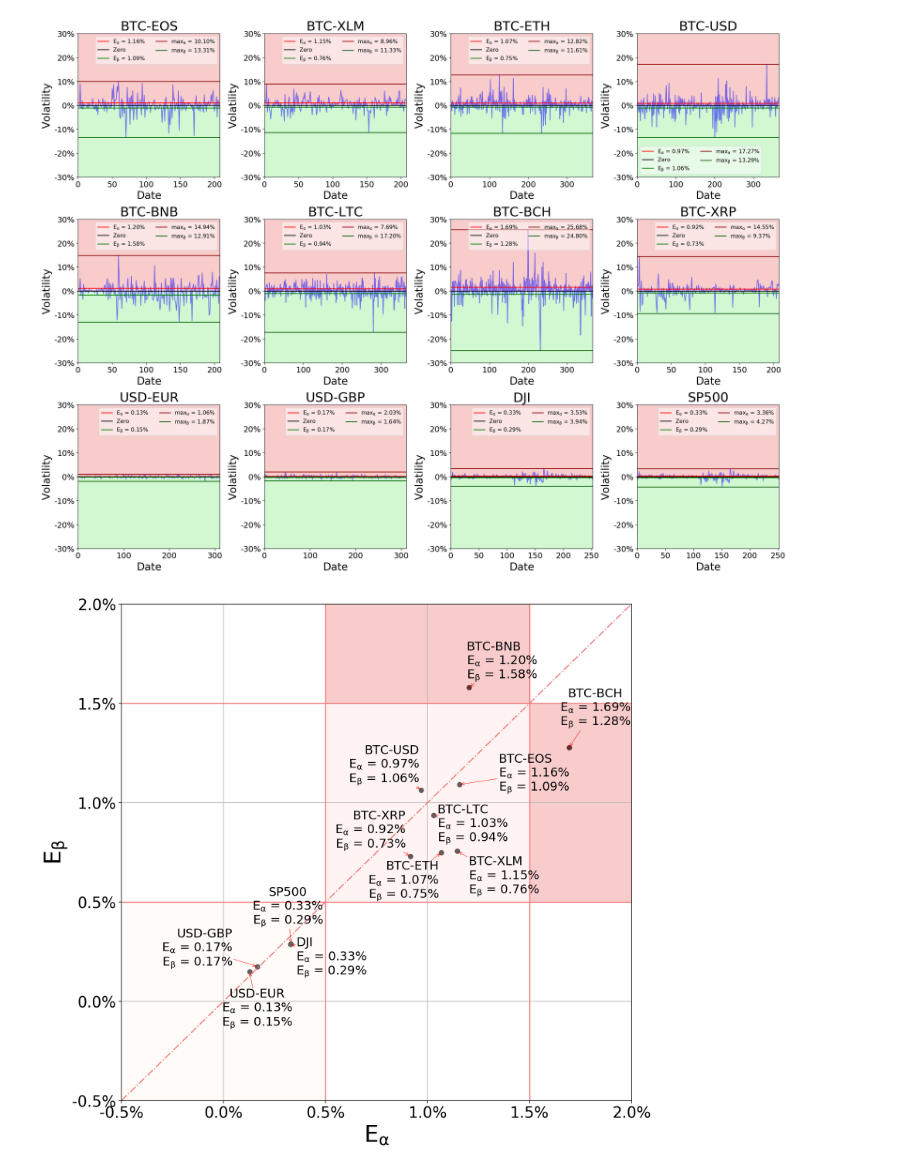
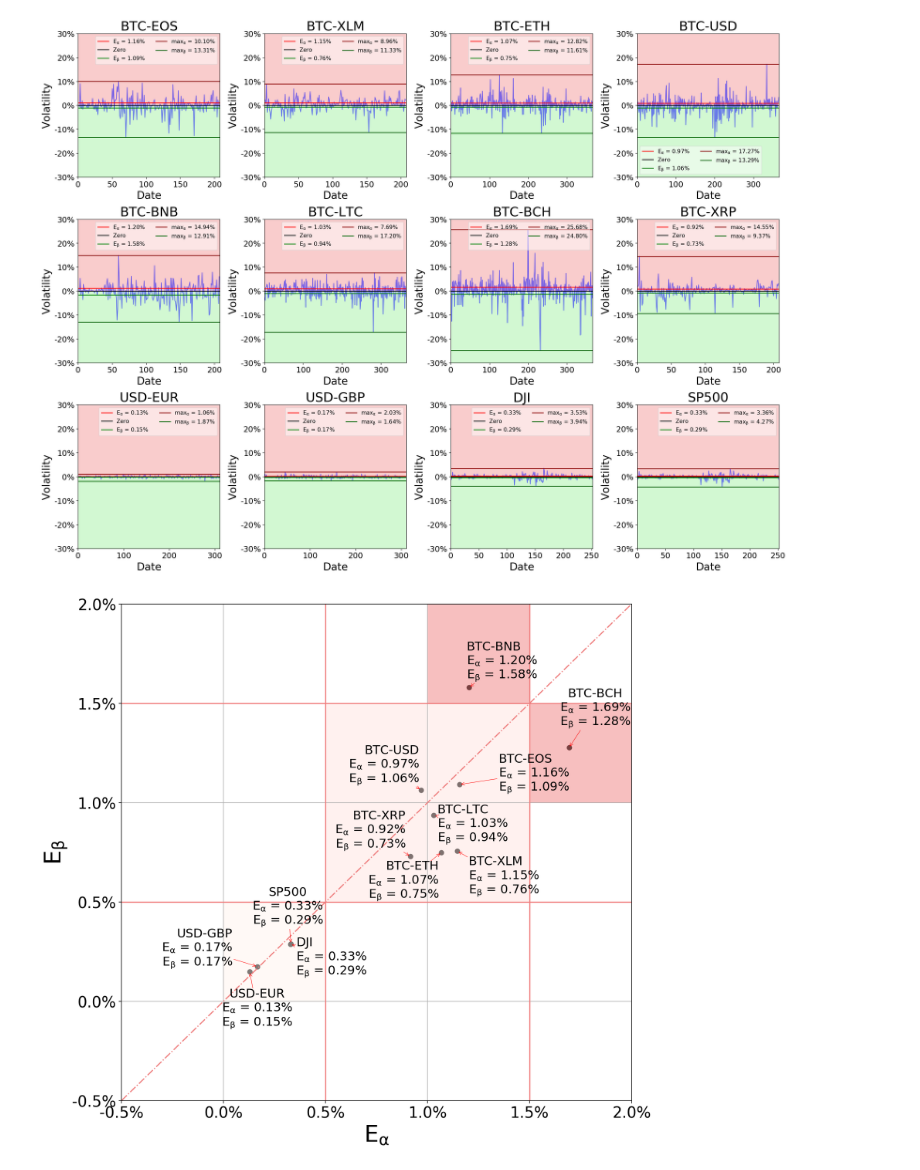
Before and after one commit to DEX-ware/fair-atomic-swap, a Jupyter notebook: src/evaluation/evaluation.ipynb, the cells around one changed output. Cells and saved outputs as stored; diff of their text form; code cells hidden in the pictures.

```diff
--- a/src/evaluation/evaluation.ipynb
+++ b/src/evaluation/evaluation.ipynb
@@ -388,35 +388,35 @@ for x, y, s in zip(Eups, Edowns, txts):
 
 plt.plot([-0.005, 0.02], [0.005, 0.005], color='lightcoral')
 plt.plot([-0.005, 0.02], [0.015, 0.015], color='lightcoral')
 
 plt.plot([0.005, 0.005], [-0.005, 0.020], color='lightcoral')
 plt.plot([0.015, 0.015], [-0.005, 0.020], color='lightcoral')
 plt.plot([-0.005, 0.020], [-0.005, 0.020], '-.', color='lightcoral')
 
-plt.gca().add_patch(Rectangle((-0.005, -0.005), 0.01, 0.01, color='seashell', alpha=0.4))
-plt.gca().add_patch(Rectangle((0.005, 0.005), 0.01, 0.01, color='mistyrose', alpha=0.4))
-plt.gca().add_patch(Rectangle((0.005, 0.015), 0.01, 0.005, color='lightcoral', alpha=0.4))
-plt.gca().add_patch(Rectangle((0.015, 0.005), 0.005, 0.01, color='lightcoral', alpha=0.4))
+plt.gca().add_patch(Rectangle((0, 0), 0.005, 0.005, color='seashell', alpha=0.5))
+plt.gca().add_patch(Rectangle((0.005, 0.005), 0.01, 0.01, color='mistyrose', alpha=0.5))
+plt.gca().add_patch(Rectangle((0.010, 0.015), 0.005, 0.005, color='lightcoral', alpha=0.5))
+plt.gca().add_patch(Rectangle((0.015, 0.010), 0.005, 0.005, color='lightcoral', alpha=0.5))
 
 
 plt.xlim([-0.005, 0.02])
 plt.ylim([-0.005, 0.02])
 plt.xlabel(r'$E_\alpha$', fontsize=30)
 plt.ylabel(r'$E_\beta$', fontsize=30)
 plt.tick_params(axis='both', labelsize=20)
 
 vals = plt.gca().get_yticks()
 plt.gca().set_yticklabels(['{:.1%}'.format(x) for x in vals])
 
 vals = plt.gca().get_xticks()
 plt.gca().set_xticklabels(['{:.1%}'.format(x) for x in vals])
 
 
 adjust_text(texts, arrowprops=dict(arrowstyle="->", color='r', lw=0.5))
 
 
 plt.grid()
 
 plt.savefig('../../paper/figs/vol_scatter.eps', rasterized=True)
 # %% [output]
-[figure, old version]
+[figure, new version]
```
Also changed, not shown: 4 other files.
